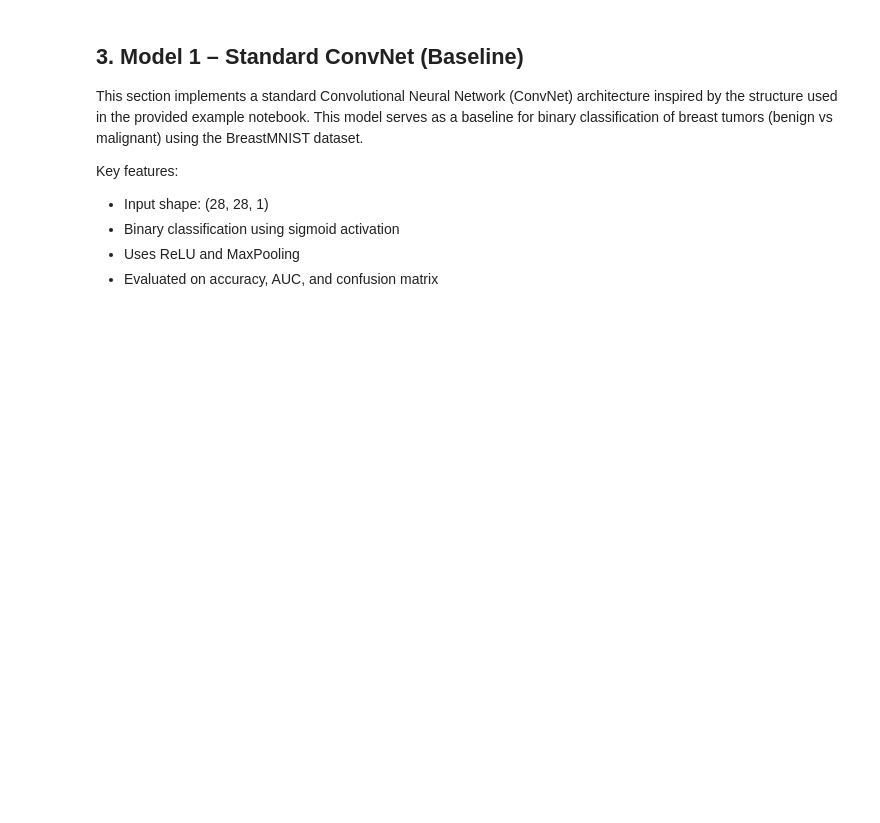
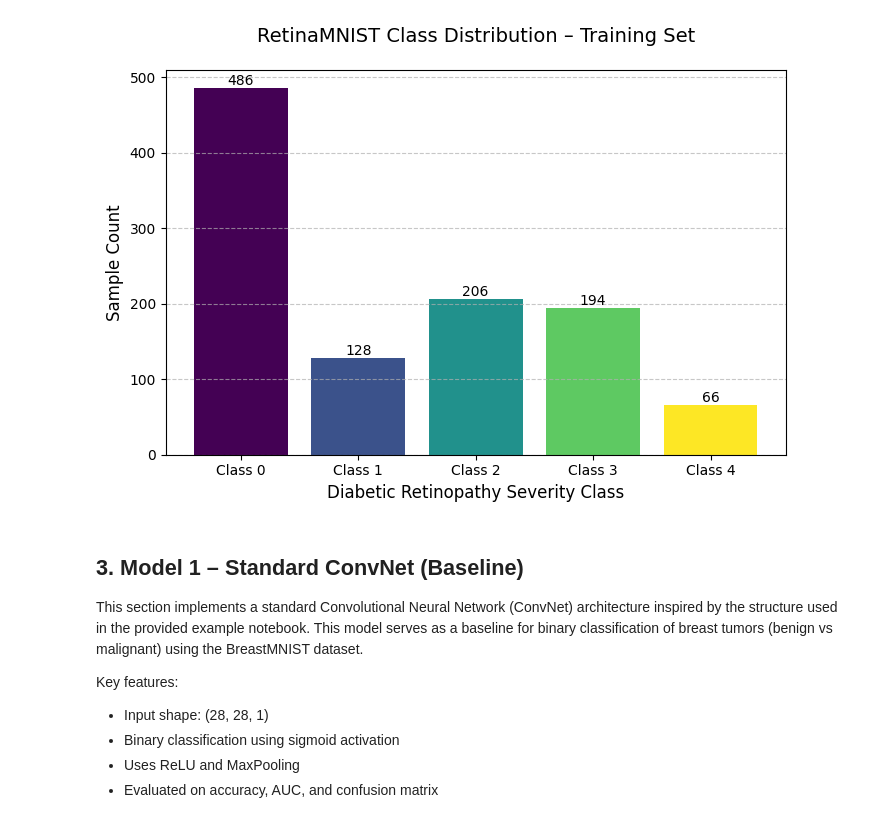
Before and after one commit to S-276/AC_50001, a Jupyter notebook: AC50001_RetinaMNIST.ipynb, the cells around one changed output. Saved outputs shown, nothing was run; the diff lists cells and outputs as text; code cells hidden in the pictures; blank space fills up the shorter version.

```diff
--- a/AC50001_RetinaMNIST.ipynb
+++ b/AC50001_RetinaMNIST.ipynb
@@ -185,3 +148,31 @@ With the dataset ready, we now proceed to implement the first model: a baseline
+# %%
+# Define all expected classes for RetinaMNIST (0-4)
+classes = np.arange(5)  # [0, 1, 2, 3, 4]
+
+# Count occurrences for each class (including zeros)
+counts = [np.sum(train_y== cls) for cls in classes]
+
+# Plotting
+plt.figure(figsize=(8, 5))
+bars = plt.bar(classes, counts, color=plt.cm.viridis(np.linspace(0, 1, 5)))
+
+# Customize plot for RetinaMNIST
+plt.xlabel("Diabetic Retinopathy Severity Class", fontsize=12)
+plt.ylabel("Sample Count", fontsize=12)
+plt.title("RetinaMNIST Class Distribution – Training Set", fontsize=14, pad=20)
+plt.xticks(classes, labels=[f"Class {c}" for c in classes])
+plt.grid(axis='y', linestyle='--', alpha=0.7)
+
+# Add count labels on bars
+for bar in bars:
+    height = bar.get_height()
+    plt.text(bar.get_x() + bar.get_width()/2., height,
+             f'{height}',
+             ha='center', va='bottom')
+
+plt.show()
+# %% [output]
+[figure, added]
 # %% [markdown]
 ##  3. Model 1 – Standard ConvNet (Baseline)
 
```
Also changed, not shown: parts of 44 cells of this notebook.
